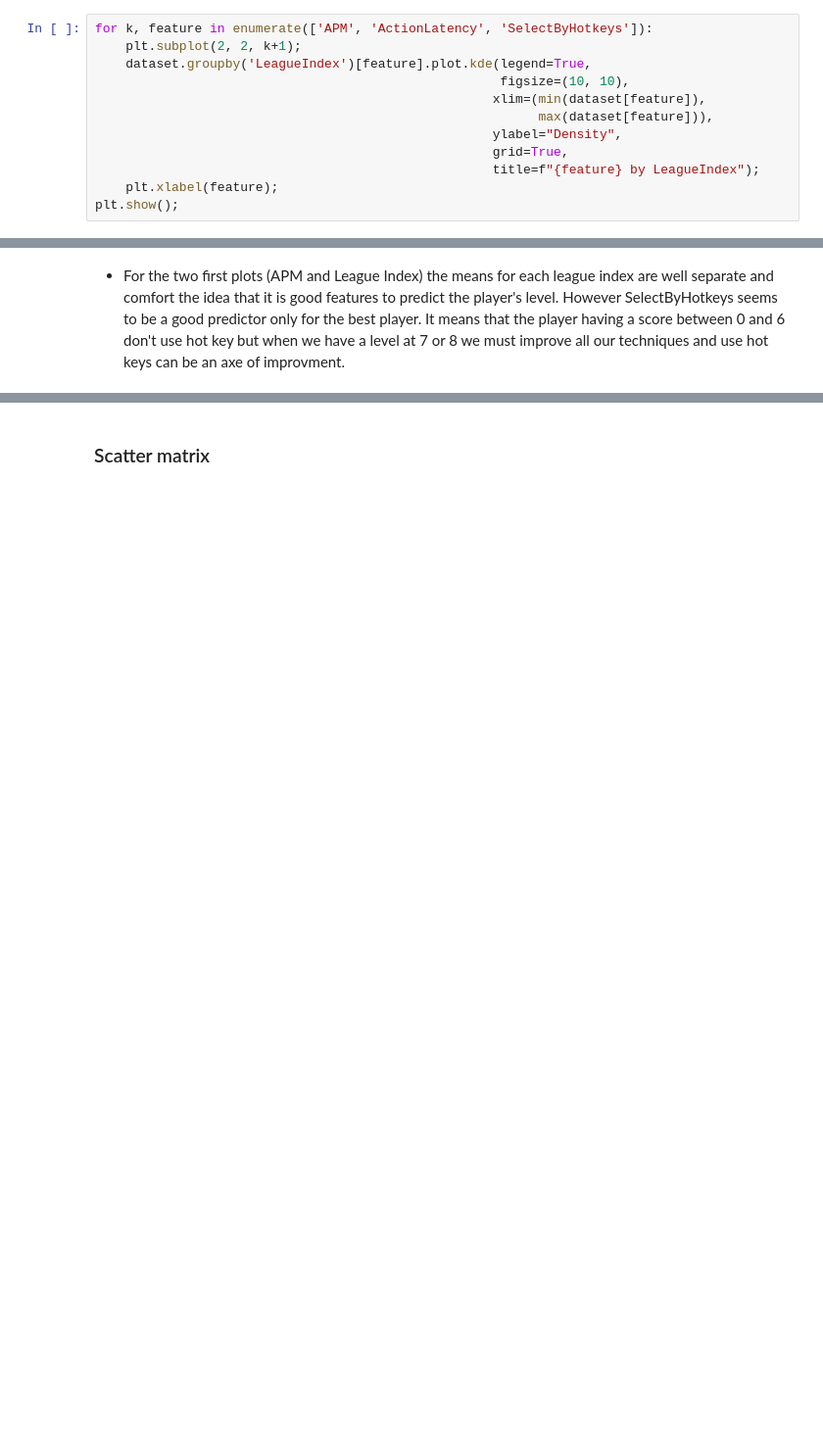
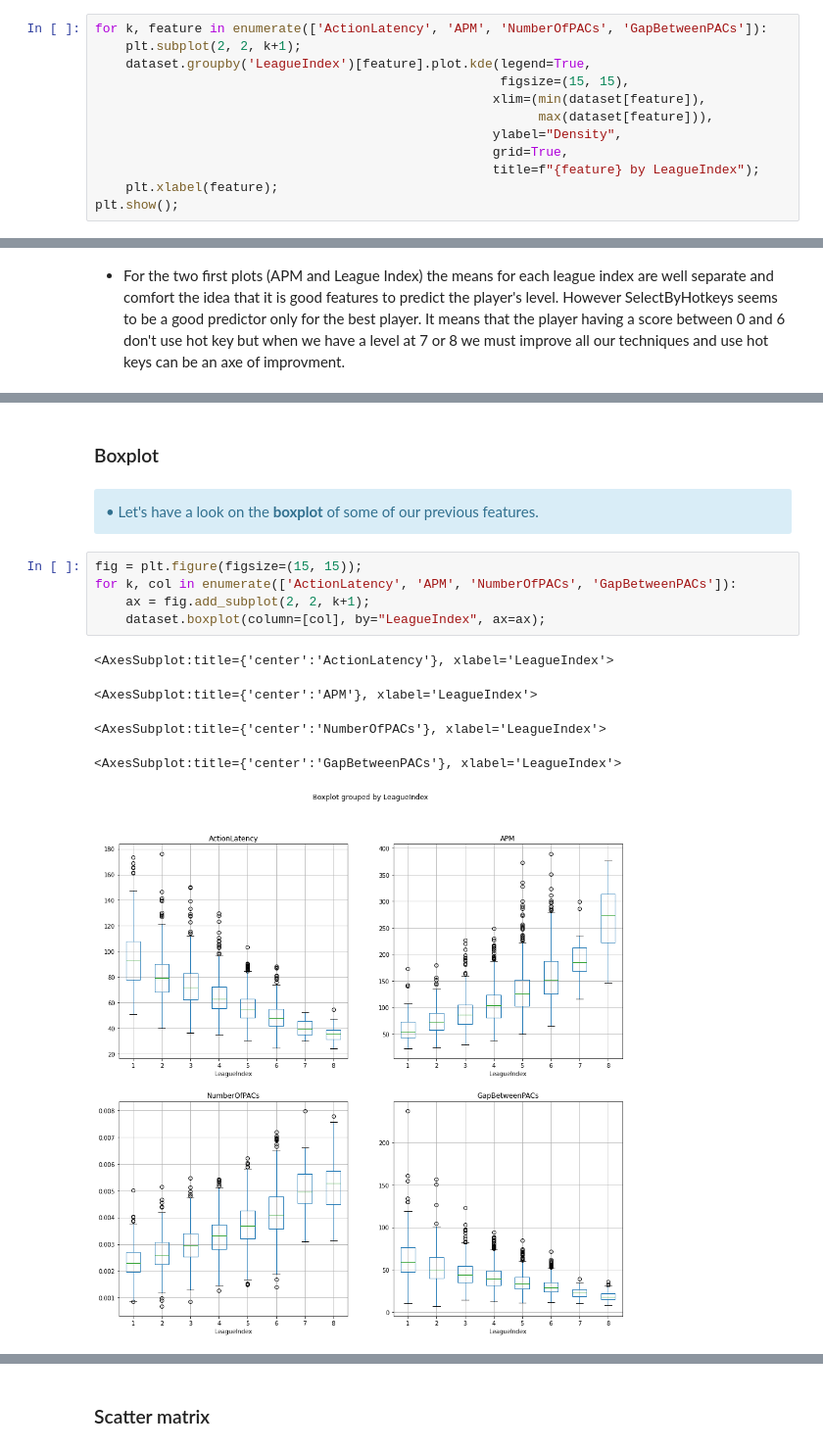
Before and after one commit to VictorGoubet/Dataset-Analysis, a Jupyter notebook: Notebook.ipynb, the cells around one changed output, grey strips where cells are left out. Shown at 98% size. Drawn from its saved outputs; the diff is of its cells as text; blank space fills up the shorter version.

```diff
--- a/Notebook.ipynb
+++ b/Notebook.ipynb
@@ -329,8 +320,8 @@ sns.heatmap(dataset.corr(),
 # %%
-for k, feature in enumerate(['APM', 'ActionLatency', 'SelectByHotkeys']):
+for k, feature in enumerate(['ActionLatency', 'APM', 'NumberOfPACs', 'GapBetweenPACs']):
     plt.subplot(2, 2, k+1);
     dataset.groupby('LeagueIndex')[feature].plot.kde(legend=True,
-                                                     figsize=(10, 10),
+                                                     figsize=(15, 15),
                                                     xlim=(min(dataset[feature]),
                                                           max(dataset[feature])),
                                                     ylabel="Density",
@@ -344,0 +344,17 @@ plt.show();
+# %% [markdown]
+### Boxplot
+# %% [markdown]
+<div class="alert alert-block alert-info">
+    • Let's have a look on the <b>boxplot</b> of some of our previous features.
+</div>
+# %%
+fig = plt.figure(figsize=(15, 15));
+for k, col in enumerate(['ActionLatency', 'APM', 'NumberOfPACs', 'GapBetweenPACs']):
+    ax = fig.add_subplot(2, 2, k+1);
+    dataset.boxplot(column=[col], by="LeagueIndex", ax=ax);
+# %% [output]
+<AxesSubplot:title={'center':'ActionLatency'}, xlabel='LeagueIndex'>
+<AxesSubplot:title={'center':'APM'}, xlabel='LeagueIndex'>
+<AxesSubplot:title={'center':'NumberOfPACs'}, xlabel='LeagueIndex'>
+<AxesSubplot:title={'center':'GapBetweenPACs'}, xlabel='LeagueIndex'>
+[figure, added]
```
Also changed, not shown: parts of 116 cells of this notebook, 3 other files.
